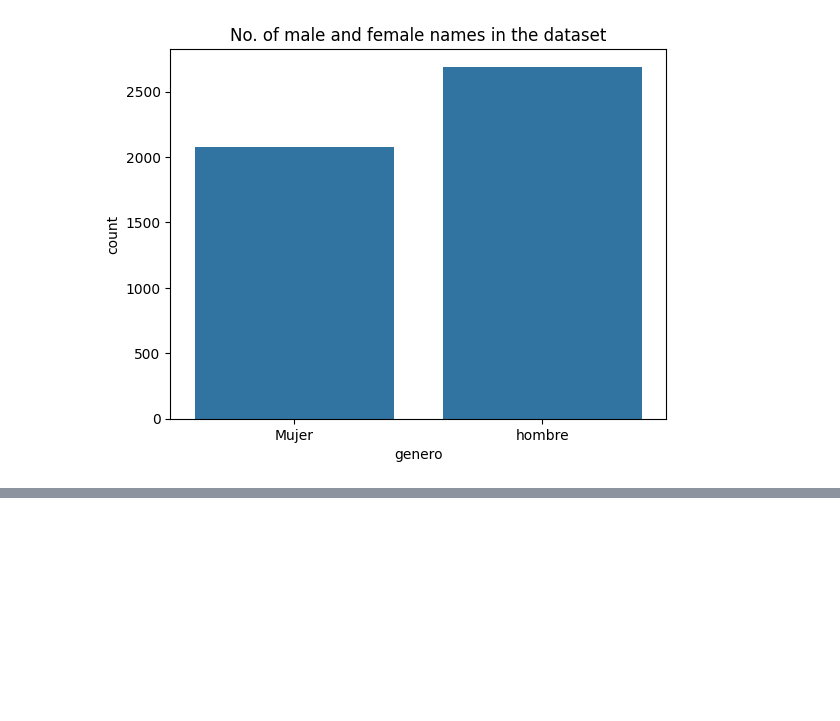
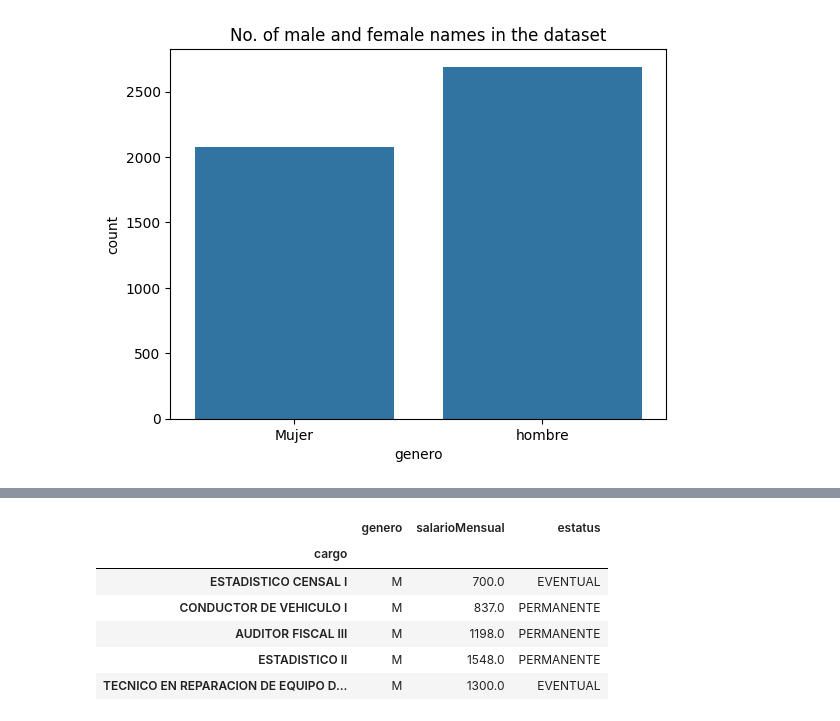
Before and after one commit to danielrawlins21/Data-Scrapping, a Jupyter notebook: Exploration.ipynb, the cells around one changed output, grey strips where cells are left out. Cells and saved outputs as stored; diff of their text form; code cells hidden in the pictures; blank space fills up the shorter version.

```diff
--- a/Exploration.ipynb
+++ b/Exploration.ipynb
@@ -135,0 +179,10 @@ plt.xticks([0,1],('Mujer','hombre'))
+# %%
+Countcargo.head()
+# %% [output]
+|  | genero | salarioMensual | estatus |
+| cargo |  |  |  |
+| ESTADISTICO CENSAL I | M | 700.0 | EVENTUAL |
+| CONDUCTOR DE VEHICULO I | M | 837.0 | PERMANENTE |
+| AUDITOR FISCAL III | M | 1198.0 | PERMANENTE |
+| ESTADISTICO II | M | 1548.0 | PERMANENTE |
+| TECNICO EN REPARACION DE EQUIPO D... | M | 1300.0 | EVENTUAL |
```
Also changed, not shown: parts of 9 cells of this notebook.
